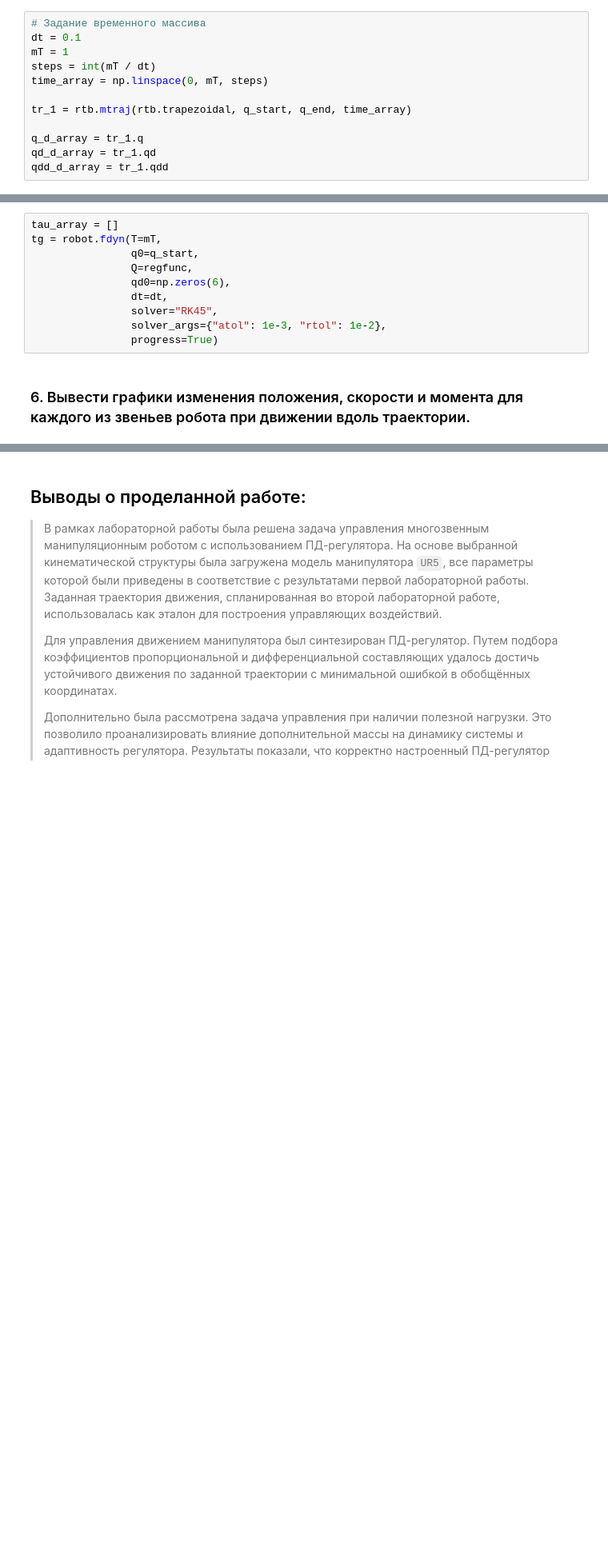
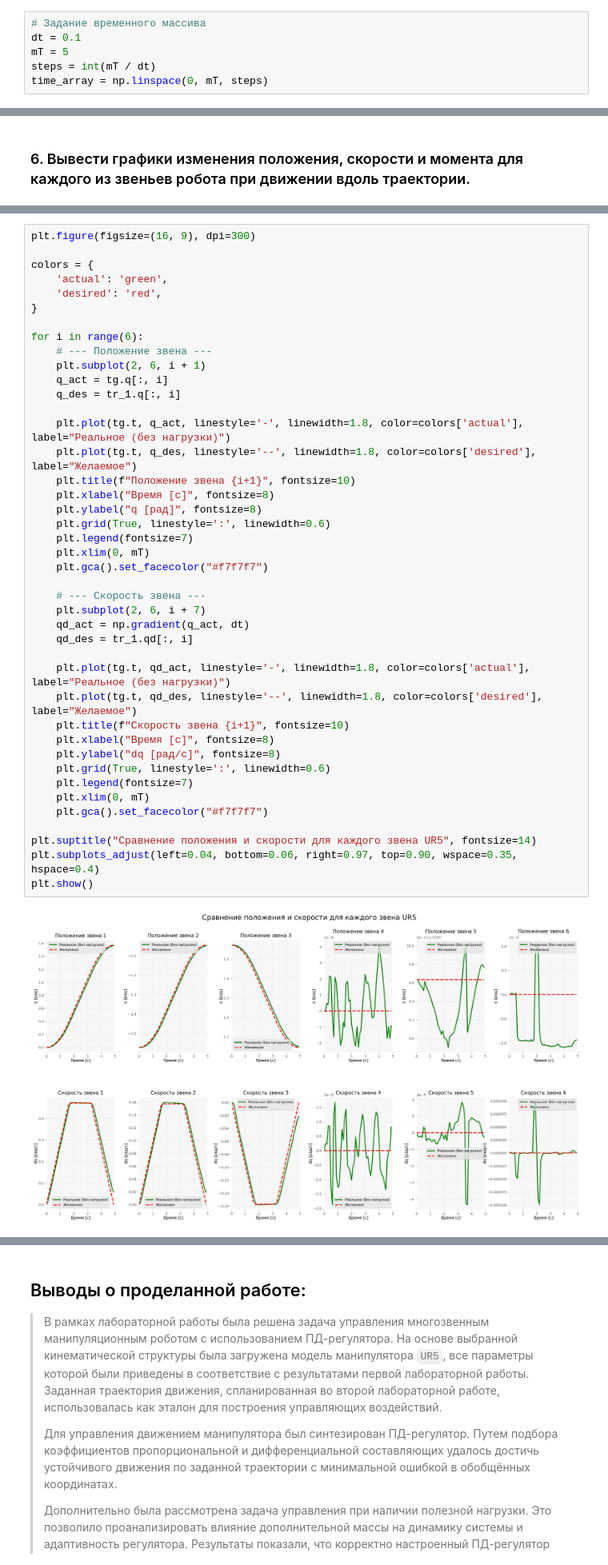
Before and after one commit to Boblabled/RMPC, a Jupyter notebook: HW/Lab_3.ipynb, the cells around one changed output, grey strips where cells are left out. Shown at 80% size. Saved outputs shown, nothing was run; the diff lists cells and outputs as text; blank space fills up the shorter version.

```diff
--- a/HW/Lab_3.ipynb
+++ b/HW/Lab_3.ipynb
@@ -94,12 +94,6 @@ q_end = np.array([np.pi/2, -np.pi/3, np.pi/3, 0, np.pi/2, 0])
 # %%
 # Задание временного массива
 dt = 0.1
-mT = 1
+mT = 5
 steps = int(mT / dt)
 time_array = np.linspace(0, mT, steps)
-
-tr_1 = rtb.mtraj(rtb.trapezoidal, q_start, q_end, time_array)
-
-q_d_array = tr_1.q
-qd_d_array = tr_1.qd
-qdd_d_array = tr_1.qdd
@@ -132,12 +143,2 @@ Kd = np.diag([30000, 10000, 800, 50, 2, 2])
-# %%
-tau_array = []
-tg = robot.fdyn(T=mT,
-                q0=q_start,
-                Q=regfunc,
-                qd0=np.zeros(6),
-                dt=dt,
-                solver="RK45",
-                solver_args={"atol": 1e-3, "rtol": 1e-2},
-                progress=True)
 # %% [markdown]
 ### 6. Вывести графики изменения положения, скорости и момента для каждого из звеньев робота при движении вдоль траектории.
@@ -225 +145,45 @@ AttributeError: 'fdyn' object has no attribute 'tau'
+# %%
+plt.figure(figsize=(16, 9), dpi=300)
+
+colors = {
+    'actual': 'green',
+    'desired': 'red',
+}
+
+for i in range(6):
+    # --- Положение звена ---
+    plt.subplot(2, 6, i + 1)
+    q_act = tg.q[:, i]
+    q_des = tr_1.q[:, i]
+
+    plt.plot(tg.t, q_act, linestyle='-', linewidth=1.8, color=colors['actual'], label="Реальное (без нагрузки)")
+    plt.plot(tg.t, q_des, linestyle='--', linewidth=1.8, color=colors['desired'], label="Желаемое")
+    plt.title(f"Положение звена {i+1}", fontsize=10)
+    plt.xlabel("Время [с]", fontsize=8)
+    plt.ylabel("q [рад]", fontsize=8)
+    plt.grid(True, linestyle=':', linewidth=0.6)
+    plt.legend(fontsize=7)
+    plt.xlim(0, mT)
+    plt.gca().set_facecolor("#f7f7f7")
+
+    # --- Скорость звена ---
+    plt.subplot(2, 6, i + 7)
+    qd_act = np.gradient(q_act, dt)
+    qd_des = tr_1.qd[:, i]
+
+    plt.plot(tg.t, qd_act, linestyle='-', linewidth=1.8, color=colors['actual'], label="Реальное (без нагрузки)")
+    plt.plot(tg.t, qd_des, linestyle='--', linewidth=1.8, color=colors['desired'], label="Желаемое")
+    plt.title(f"Скорость звена {i+1}", fontsize=10)
+    plt.xlabel("Время [с]", fontsize=8)
+    plt.ylabel("dq [рад/с]", fontsize=8)
+    plt.grid(True, linestyle=':', linewidth=0.6)
+    plt.legend(fontsize=7)
+    plt.xlim(0, mT)
+    plt.gca().set_facecolor("#f7f7f7")
+
+plt.suptitle("Сравнение положения и скорости для каждого звена UR5", fontsize=14)
+plt.subplots_adjust(left=0.04, bottom=0.06, right=0.97, top=0.90, wspace=0.35, hspace=0.4)
+plt.show()
+# %% [output]
+[figure, added]
 # %% [markdown]
```
Also changed, not shown: parts of 9 cells of this notebook, 3 other files.
